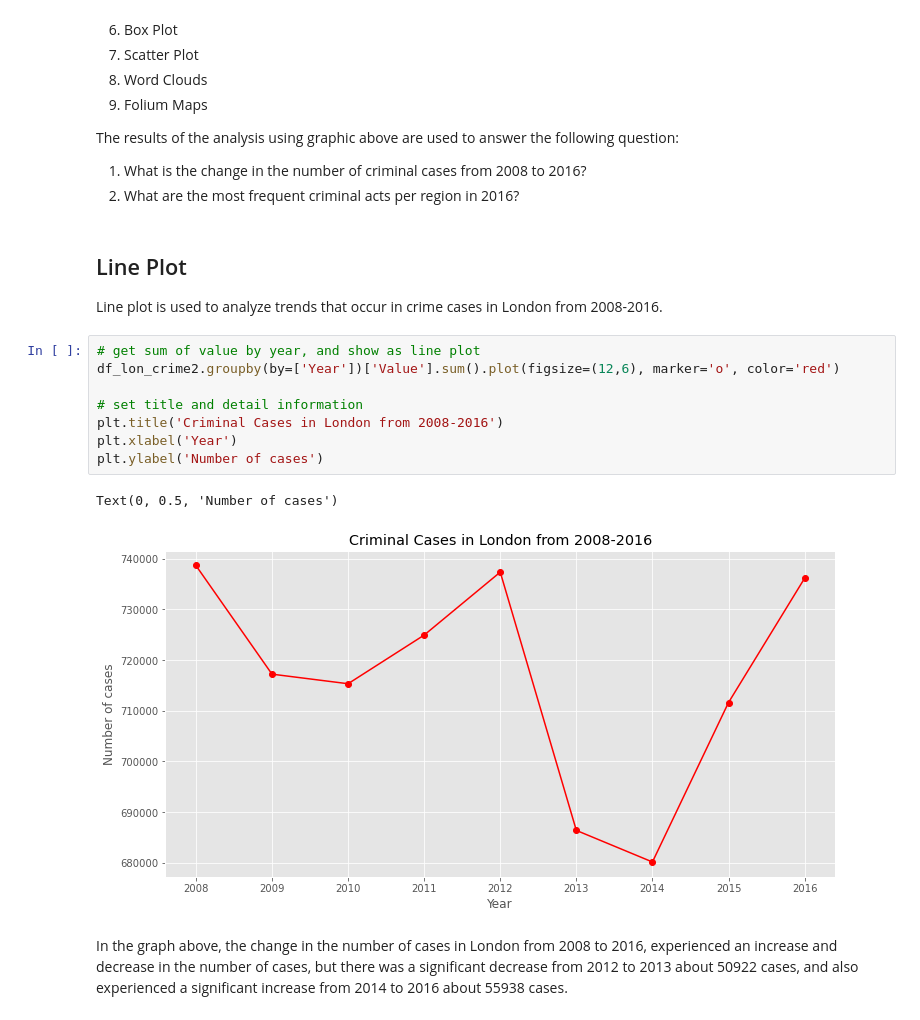
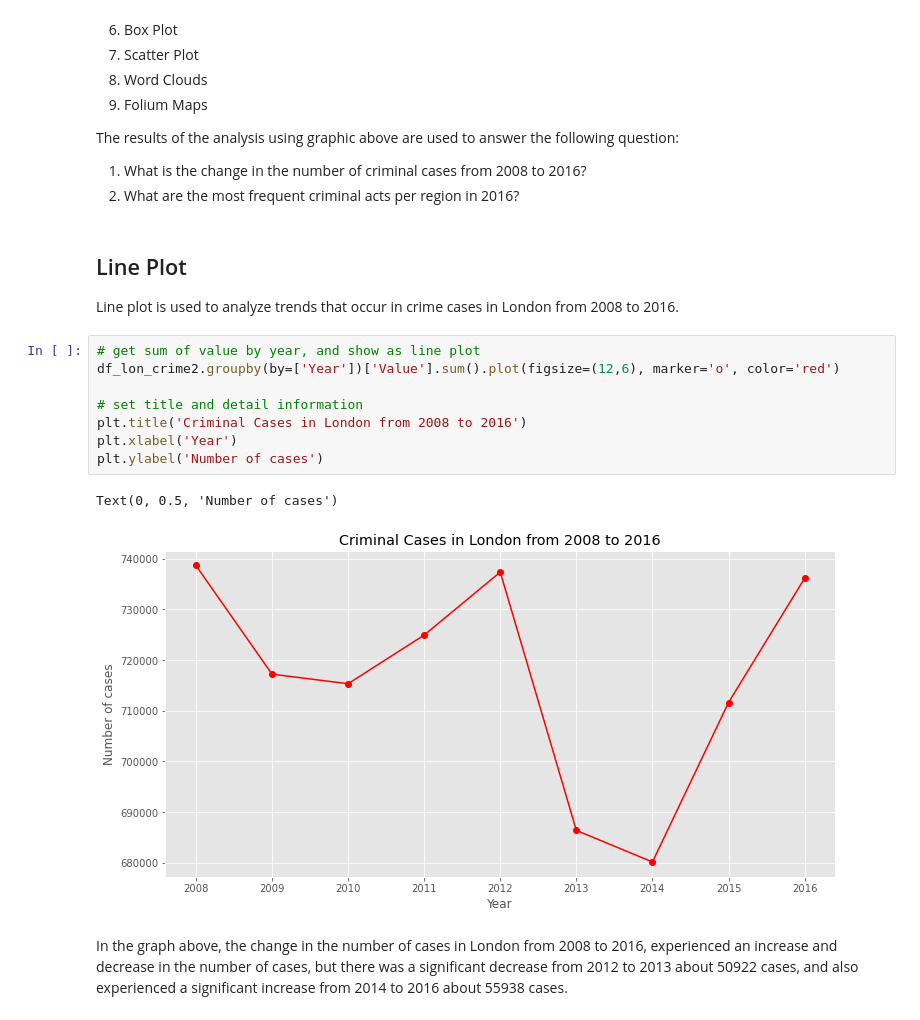
Before and after one commit to alvinamartya/london_crime, a Jupyter notebook: PYTN_1_083_Alvin_Amartya.ipynb, the cells around one changed output. Cells and saved outputs as stored; diff of their text form.

```diff
--- a/PYTN_1_083_Alvin_Amartya.ipynb
+++ b/PYTN_1_083_Alvin_Amartya.ipynb
@@ -214,17 +245,17 @@ The results of the analysis using graphic above are used to answer the following
 2. What are the most frequent criminal acts per region in 2016?
 # %% [markdown]
 ## Line Plot
-Line plot is used to analyze trends that occur in crime cases in London from 2008-2016.
+Line plot is used to analyze trends that occur in crime cases in London from 2008 to 2016.
 # %%
 # get sum of value by year, and show as line plot
 df_lon_crime2.groupby(by=['Year'])['Value'].sum().plot(figsize=(12,6), marker='o', color='red')
 
 # set title and detail information
-plt.title('Criminal Cases in London from 2008-2016')
+plt.title('Criminal Cases in London from 2008 to 2016')
 plt.xlabel('Year')
 plt.ylabel('Number of cases')
 # %% [output]
 Text(0, 0.5, 'Number of cases')
-[figure, old version]
+[figure, new version]
 # %% [markdown]
 In the graph above, the change in the number of cases in London from 2008 to 2016, experienced an increase and decrease in the number of cases, but there was a significant decrease from 2012 to 2013 about 50922 cases, and also experienced a significant increase from 2014 to 2016 about 55938 cases.
```
Also changed, not shown: parts of 8 cells of this notebook.
